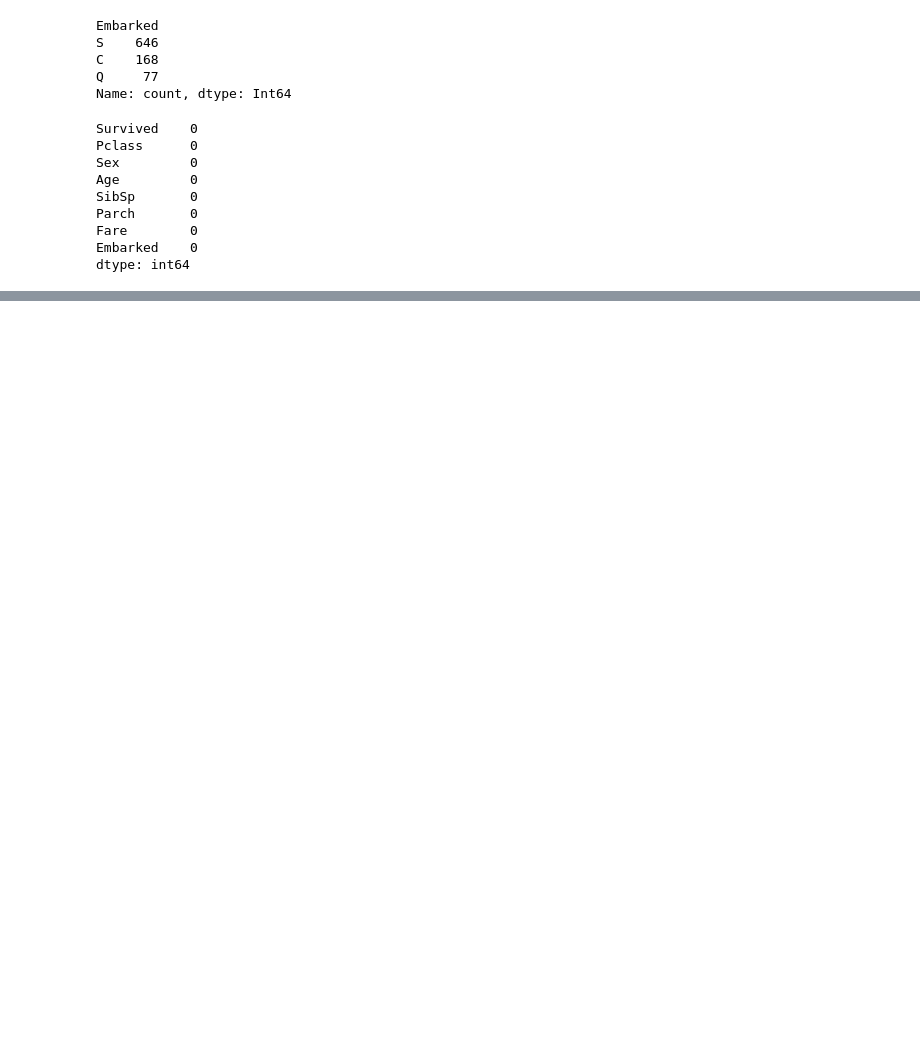
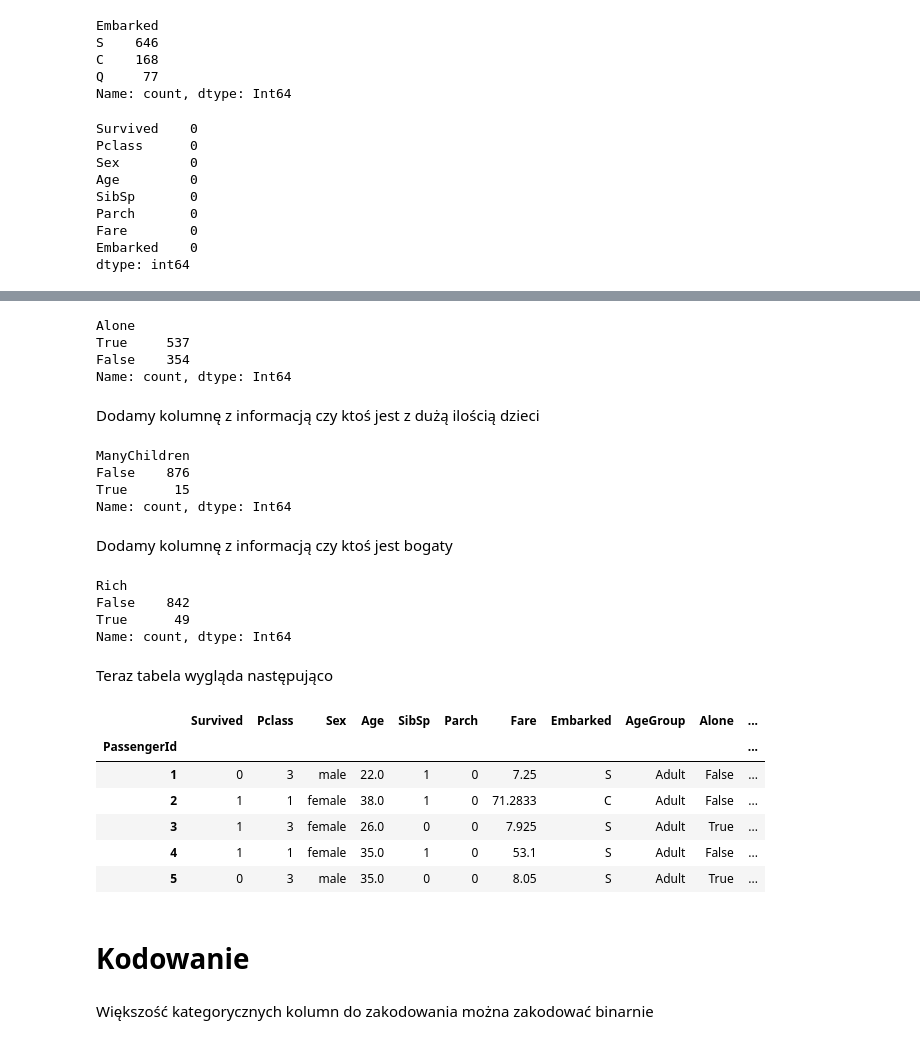
Before and after one commit to Solvro/ml-wakacyjne-wyzwanie-2025, a Jupyter notebook: 1_przetwarzanie_wizualizacja/EDA_zadanie.ipynb, the cells around one changed output, grey strips where cells are left out. Cells and saved outputs as stored; diff of their text form; code cells hidden in the pictures; blank space fills up the shorter version.

```diff
--- a/1_przetwarzanie_wizualizacja/EDA_zadanie.ipynb
+++ b/1_przetwarzanie_wizualizacja/EDA_zadanie.ipynb
@@ -250,0 +254,5 @@ dtype: int64
+# %%
+is_underage = titanic_df['Age'] < 18
+is_senior = titanic_df['Age'] >= 60
+titanic_df['AgeGroup'] = np.where(is_underage, 'Child', np.where(is_senior, 'Senior', 'Adult'))
+titanic_df.AgeGroup.value_counts()
@@ -250,0 +267,47 @@ dtype: int64
+# %%
+is_alone = (titanic_df['SibSp'] == 0) & (titanic_df['Parch'] == 0)
+titanic_df['Alone'] = is_alone
+titanic_df.Alone.value_counts()
+# %% [output]
+Alone
+True     537
+False    354
+Name: count, dtype: Int64
+# %% [markdown]
+Dodamy kolumnę z informacją czy ktoś jest z dużą ilością dzieci
+# %%
+has_many_children = titanic_df['Parch'] > 2
+titanic_df['ManyChildren'] = has_many_children
+titanic_df.ManyChildren.value_counts()
+# %% [output]
+ManyChildren
+False    876
+True      15
+Name: count, dtype: Int64
+# %% [markdown]
+Dodamy kolumnę z informacją czy ktoś jest bogaty
+# %%
+is_rich = titanic_df['Fare'] > 100
+titanic_df['Rich'] = is_rich
+titanic_df.Rich.value_counts()
+# %% [output]
+Rich
+False    842
+True      49
+Name: count, dtype: Int64
+# %% [markdown]
+Teraz tabela wygląda następująco
+# %%
+titanic_df.head()
+# %% [output]
+|  | Survived | Pclass | Sex | Age | SibSp | Parch | Fare | Embarked | AgeGroup | Alone | ... |
+| PassengerId |  |  |  |  |  |  |  |  |  |  | ... |
+| 1 | 0 | 3 | male | 22.0 | 1 | 0 | 7.25 | S | Adult | False | ... |
+| 2 | 1 | 1 | female | 38.0 | 1 | 0 | 71.2833 | C | Adult | False | ... |
+| 3 | 1 | 3 | female | 26.0 | 0 | 0 | 7.925 | S | Adult | True | ... |
+| 4 | 1 | 1 | female | 35.0 | 1 | 0 | 53.1 | S | Adult | False | ... |
+| 5 | 0 | 3 | male | 35.0 | 0 | 0 | 8.05 | S | Adult | True | ... |
+# %% [markdown]
+# Kodowanie
+# %% [markdown]
+Większość kategorycznych kolumn do zakodowania można zakodować binarnie
```
Also changed, not shown: parts of 19 cells of this notebook.
